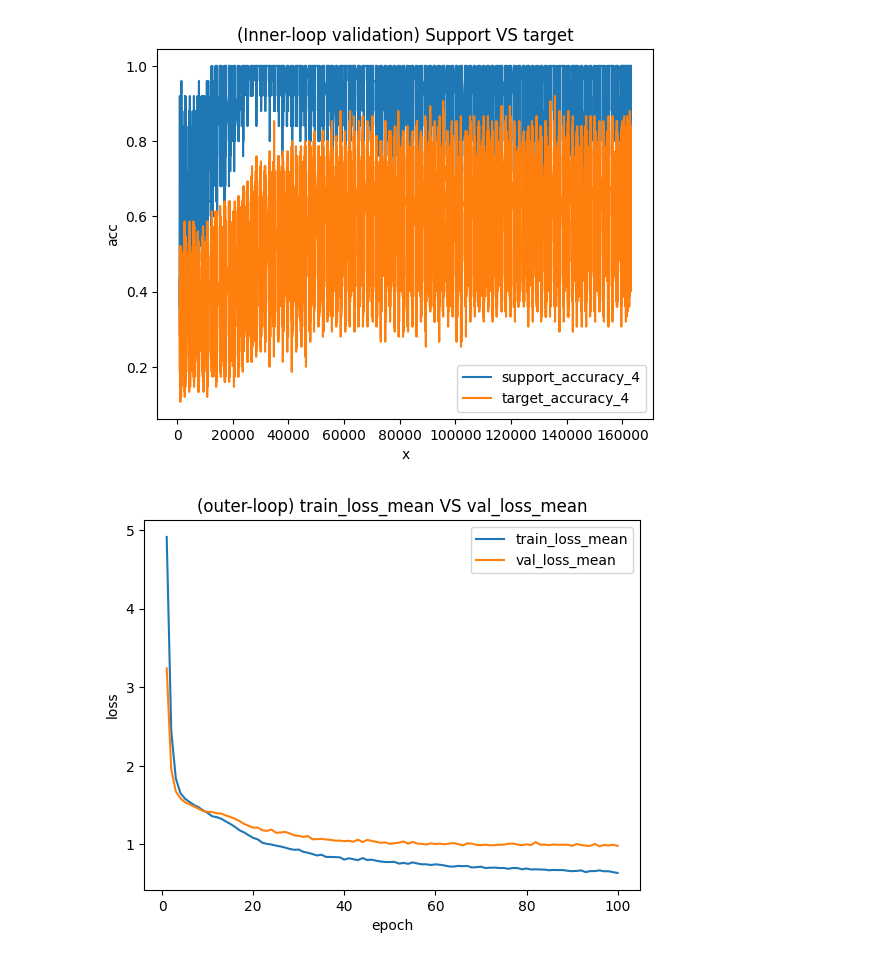
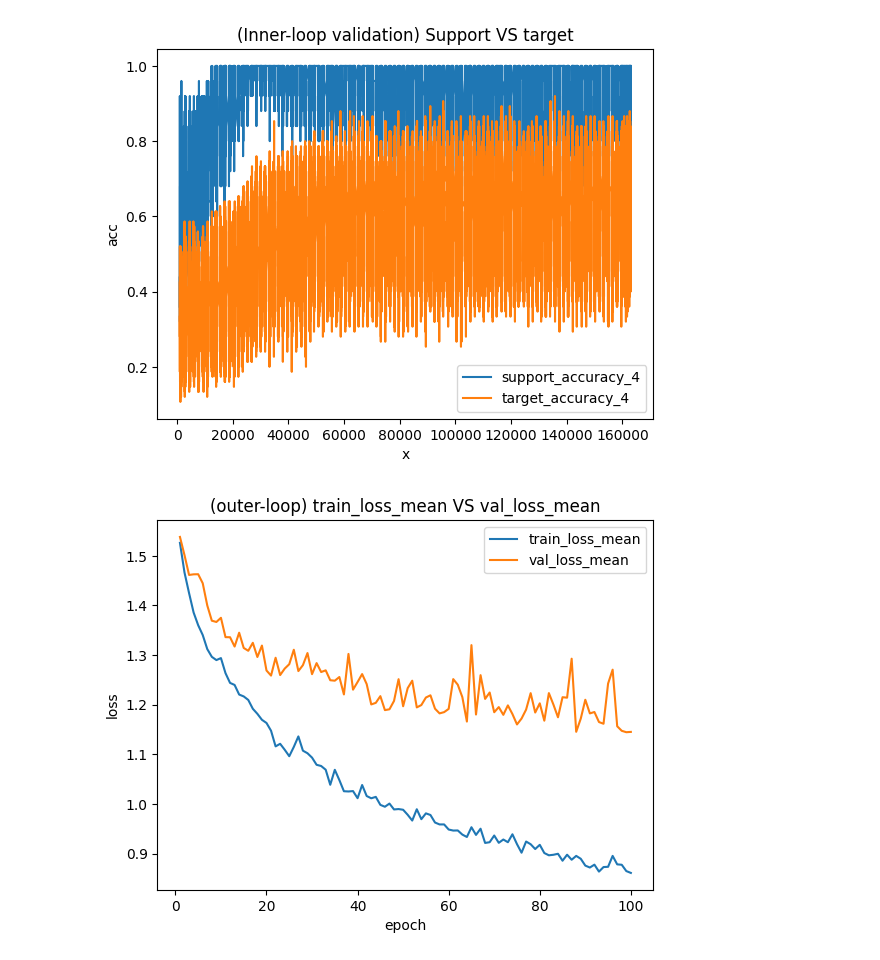
Before and after one commit to taehyeonhan-hatae/MAML, a Jupyter notebook: comprehensive_losses/Analysis.ipynb, the cells around one changed output. Cells and saved outputs as stored; diff of their text form; code cells hidden in the pictures.

```diff
--- a/comprehensive_losses/Analysis.ipynb
+++ b/comprehensive_losses/Analysis.ipynb
@@ -98,18 +98,18 @@ plt.show()
 # %% [output]
 [figure]
 # %%
-df_summary_statistics = pd.read_csv('maml_summary_statistics.csv')
+df_summary_statistics = pd.read_csv('mamla+curriculum_summary_statistics.csv')
 
 df_summary_statistics[['epoch','train_loss_mean', 'val_loss_mean']].plot(
     x = 'epoch',
     xlabel='epoch',
     ylabel='loss',
     title='(outer-loop) train_loss_mean VS val_loss_mean'
 )
 
 plt.show()
 # %% [output]
-[figure, old version]
+[figure, new version]
 # %%
 df_summary_statistics[['epoch','train_accuracy_mean', 'val_accuracy_mean']].plot(
     x = 'epoch',
```
Also changed, not shown: parts of 1 cell of this notebook, 1 other file.
